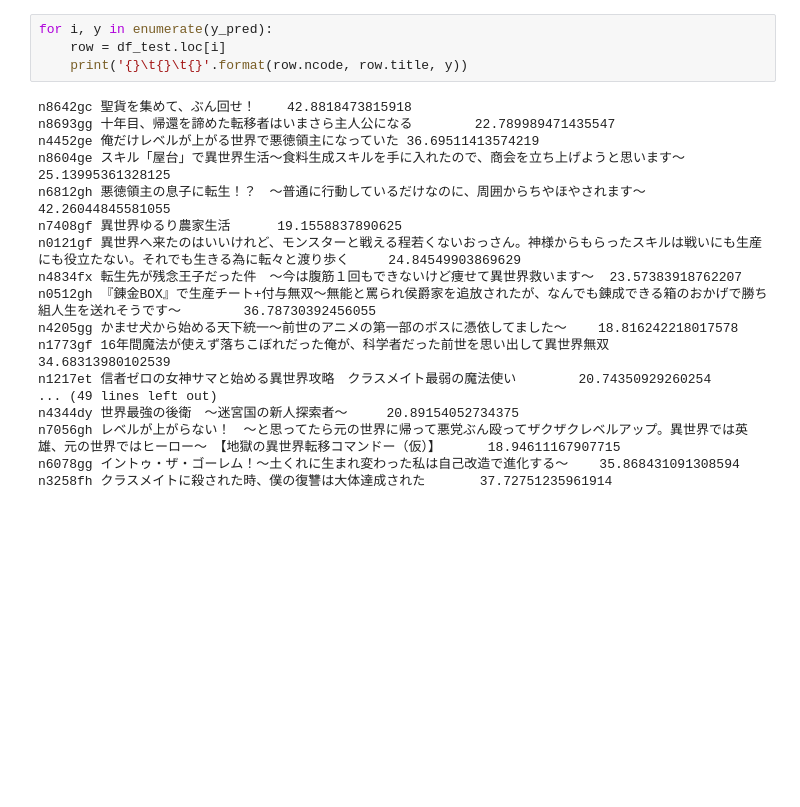
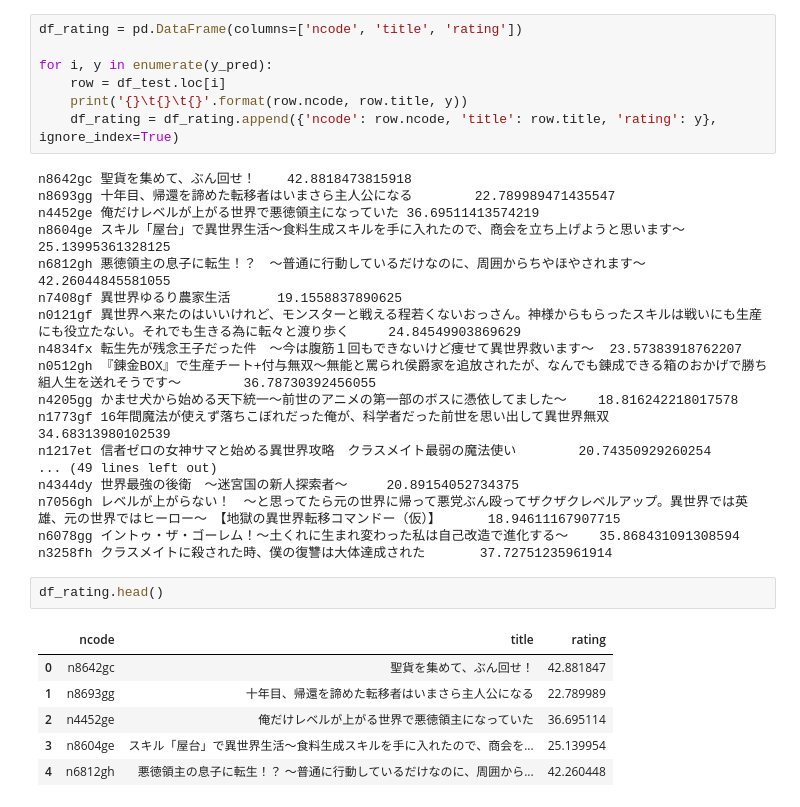
Before and after one commit to tayutaedomo/novelrating, a Jupyter notebook: scripts/training/model_3_oversampling.ipynb, the cells around one changed output. Saved outputs shown, nothing was run; the diff lists cells and outputs as text; blank space fills up the shorter version.

```diff
--- a/scripts/training/model_3_oversampling.ipynb
+++ b/scripts/training/model_3_oversampling.ipynb
@@ -328,9 +328,12 @@ array([42.881847 , 22.78999  , 36.695114 , 25.139954 , 42.26045  ,
        57.225613 , 20.89154  , 18.946112 , 35.86843  , 37.727512 ],
       dtype=float32)
 # %%
+df_rating = pd.DataFrame(columns=['ncode', 'title', 'rating'])
+
 for i, y in enumerate(y_pred):
     row = df_test.loc[i]
     print('{}\t{}\t{}'.format(row.ncode, row.title, y))
+    df_rating = df_rating.append({'ncode': row.ncode, 'title': row.title, 'rating': y}, ignore_index=True)
 # %% [output]
 n8642gc 聖貨を集めて、ぶん回せ！    42.8818473815918
 n8693gg 十年目、帰還を諦めた転移者はいまさら主人公になる        22.789989471435547
@@ -349,3 +352,12 @@ n4344dy 世界最強の後衛　～迷宮国の新人探索者～     20.8915405
 n7056gh レベルが上がらない！　～と思ってたら元の世界に帰って悪党ぶん殴ってザクザクレベルアップ。異世界では英雄、元の世界ではヒーロー～　【地獄の異世界転移コマンドー（仮）】      18.94611167907715
 n6078gg イントゥ・ザ・ゴーレム！～土くれに生まれ変わった私は自己改造で進化する～    35.868431091308594
 n3258fh クラスメイトに殺された時、僕の復讐は大体達成された       37.72751235961914
+# %%
+df_rating.head()
+# %% [output]
+|  | ncode | title | rating |
+| 0 | n8642gc | 聖貨を集めて、ぶん回せ！ | 42.881847 |
+| 1 | n8693gg | 十年目、帰還を諦めた転移者はいまさら主人公になる | 22.789989 |
+| 2 | n4452ge | 俺だけレベルが上がる世界で悪徳領主になっていた | 36.695114 |
+| 3 | n8604ge | スキル「屋台」で異世界生活～食料生成スキルを手に入れたので、商会を... | 25.139954 |
+| 4 | n6812gh | 悪徳領主の息子に転生！？ ～普通に行動しているだけなのに、周囲から... | 42.260448 |
```
Also changed, not shown: parts of 3 cells of this notebook.
